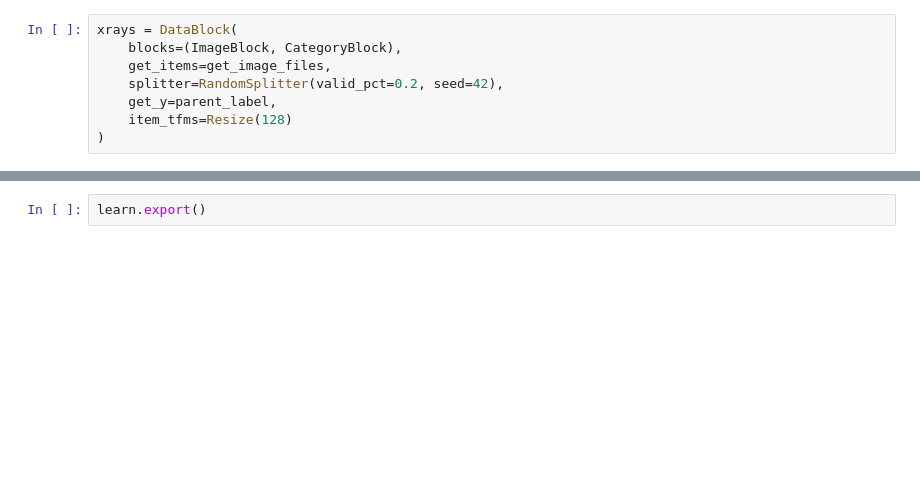
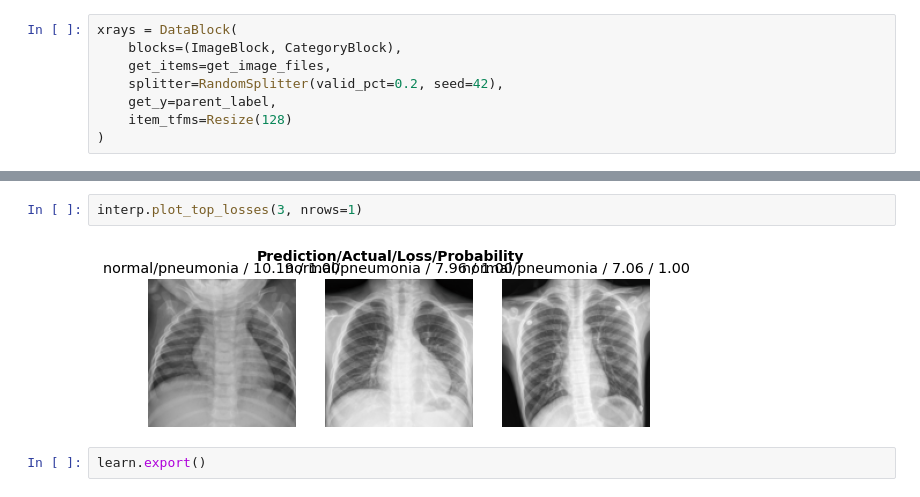
Before and after one commit to tobiasbudig/x-ray-chest-analysis, a Jupyter notebook: x-rax-dep-learning.ipynb, the cells around one changed output, grey strips where cells are left out. Drawn from its saved outputs; the diff is of its cells as text; blank space fills up the shorter version.

```diff
--- a/x-rax-dep-learning.ipynb
+++ b/x-rax-dep-learning.ipynb
@@ -46,2 +58,6 @@ learn.fine_tune(1)
+# %%
+interp.plot_top_losses(3, nrows=1)
+# %% [output]
+[figure, added]
 # %%
 learn.export()
```
Also changed, not shown: parts of 11 cells of this notebook, 1 other file.
